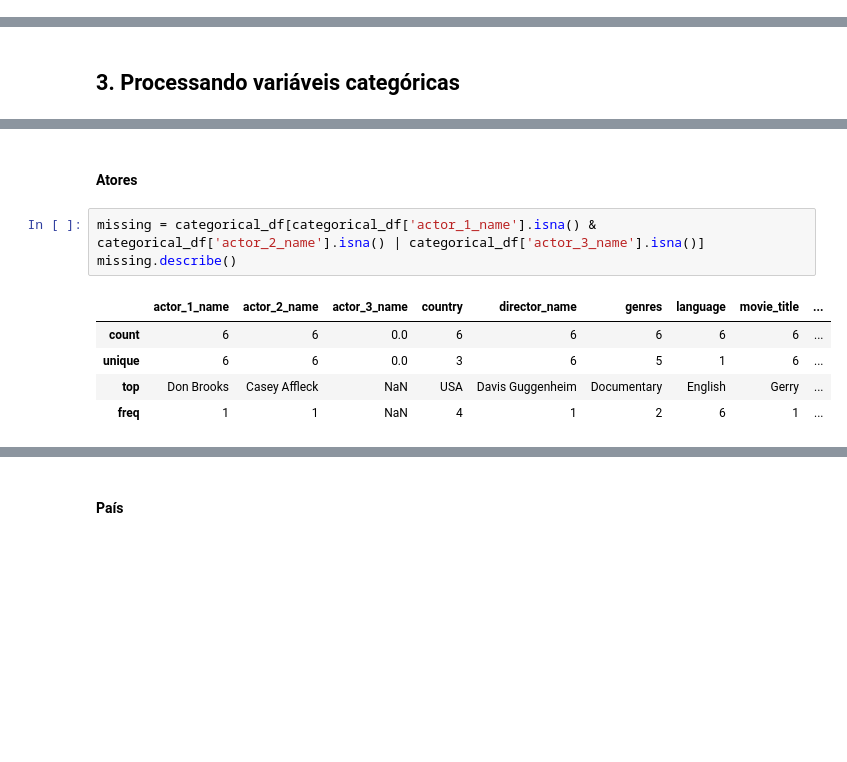
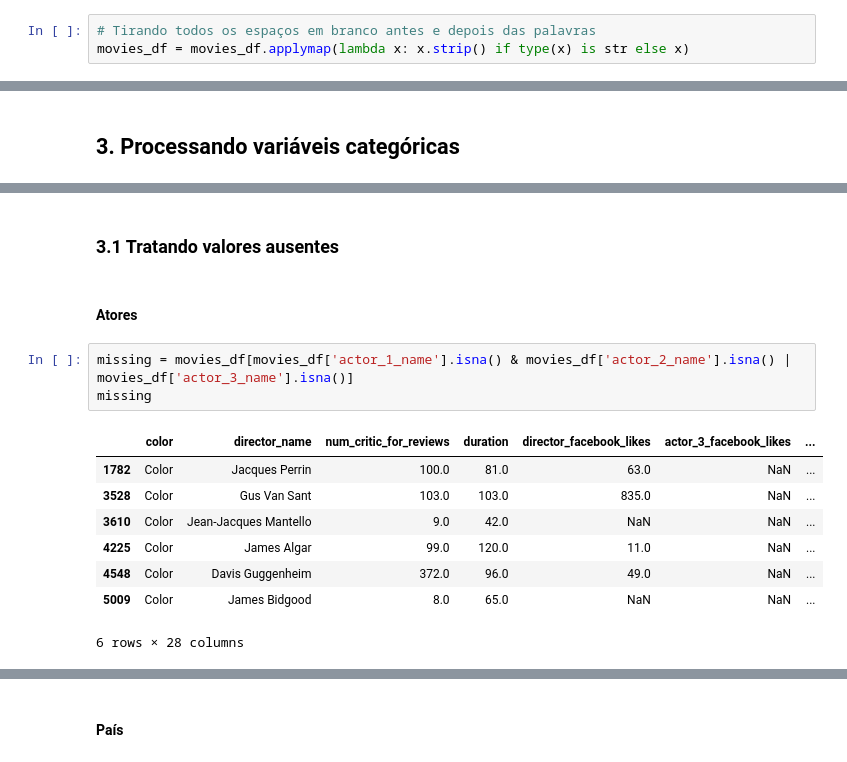
Before and after one commit to dcandrade/movie-data-mining, a Jupyter notebook: preprocessing/Preprocessing.ipynb, the cells around one changed output, grey strips where cells are left out. Drawn from its saved outputs; the diff is of its cells as text; blank space fills up the shorter version.

```diff
--- a/preprocessing/Preprocessing.ipynb
+++ b/preprocessing/Preprocessing.ipynb
@@ -42,6 +42,9 @@ print("{} de {} entradas removidas".format(size-len(movies_df), size))
 # %% [output]
 Número de variáveis: 28. Limite de 7.0 valores ausentes
 92 de 5043 entradas removidas
+# %%
+# Tirando todos os espaços em branco antes e depois das palavras
+movies_df = movies_df.applymap(lambda x: x.strip() if type(x) is str else x)
 # %% [markdown]
 ## 2.0 Separando variáveis categóricas das variáveis numéricas
 # %%
@@ -90,11 +92,16 @@ Estratégias:
+# %% [markdown]
+### 3.1 Tratando valores ausentes
 # %% [markdown]
 #### Atores
 # %%
-missing = categorical_df[categorical_df['actor_1_name'].isna() & categorical_df['actor_2_name'].isna() | categorical_df['actor_3_name'].isna()]
-missing.describe()
+missing = movies_df[movies_df['actor_1_name'].isna() & movies_df['actor_2_name'].isna() | movies_df['actor_3_name'].isna()]
+missing
 # %% [output]
-|  | actor_1_name | actor_2_name | actor_3_name | country | director_name | genres | language | movie_title | ... |
-| count | 6 | 6 | 0.0 | 6 | 6 | 6 | 6 | 6 | ... |
-| unique | 6 | 6 | 0.0 | 3 | 6 | 5 | 1 | 6 | ... |
-| top | Don Brooks | Casey Affleck | NaN | USA | Davis Guggenheim | Documentary | English | Gerry | ... |
-| freq | 1 | 1 | NaN | 4 | 1 | 2 | 6 | 1 | ... |
+|  | color | director_name | num_critic_for_reviews | duration | director_facebook_likes | actor_3_facebook_likes | ... |
+| 1782 | Color | Jacques Perrin | 100.0 | 81.0 | 63.0 | NaN | ... |
+| 3528 | Color | Gus Van Sant | 103.0 | 103.0 | 835.0 | NaN | ... |
+| 3610 | Color | Jean-Jacques Mantello | 9.0 | 42.0 | NaN | NaN | ... |
+| 4225 | Color | James Algar | 99.0 | 120.0 | 11.0 | NaN | ... |
+| 4548 | Color | Davis Guggenheim | 372.0 | 96.0 | 49.0 | NaN | ... |
+| 5009 | Color | James Bidgood | 8.0 | 65.0 | NaN | NaN | ... |
+6 rows × 28 columns
```
Also changed, not shown: parts of 96 cells of this notebook.
